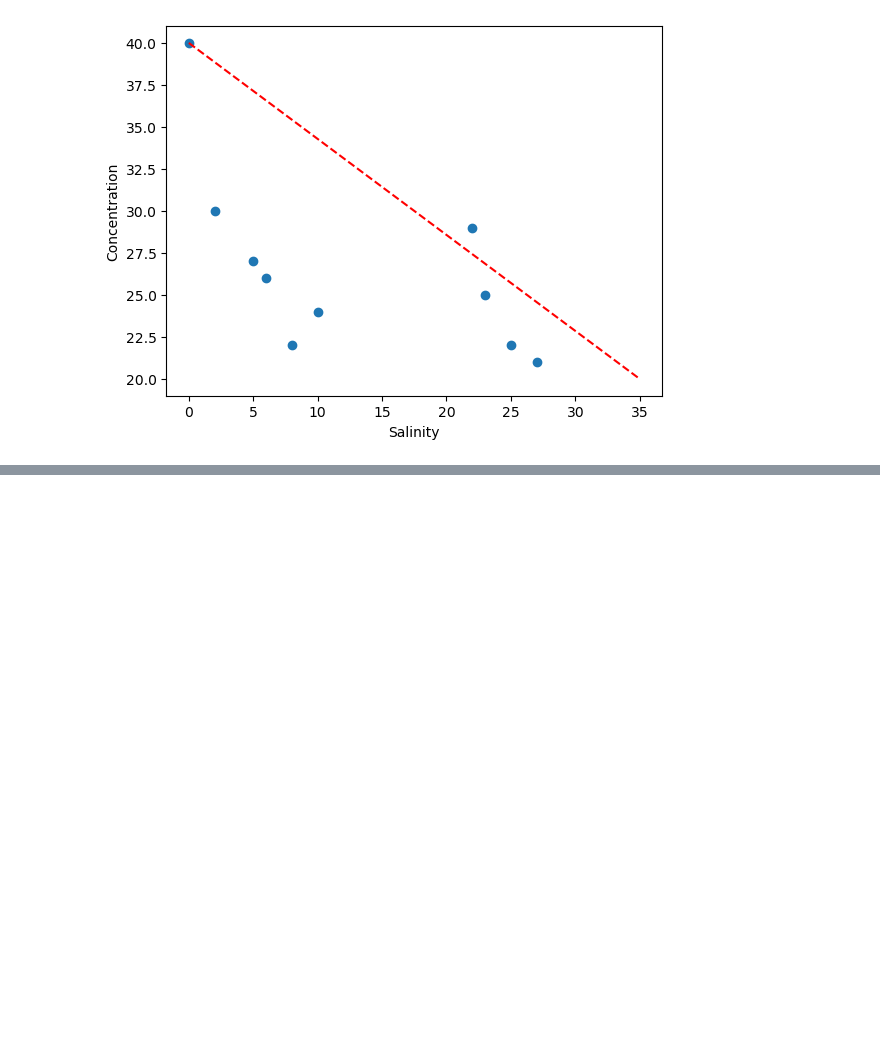
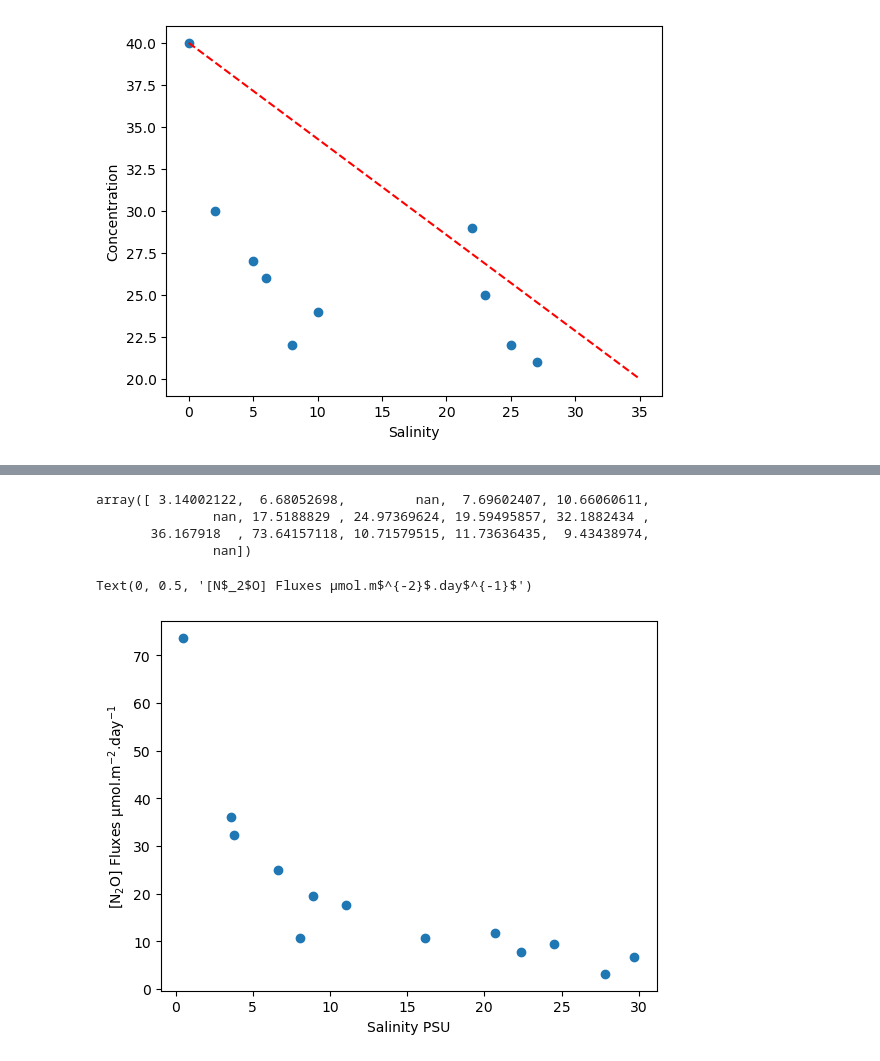
Before and after one commit to jgovoort/PlanktonOfSchelde, a Jupyter notebook: notebooks/SSM.ipynb, the cells around one changed output, grey strips where cells are left out. Cells and saved outputs as stored; diff of their text form; code cells hidden in the pictures; blank space fills up the shorter version.

```diff
--- a/notebooks/SSM.ipynb
+++ b/notebooks/SSM.ipynb
@@ -19,0 +191,15 @@ plt.show()
+# %%
+Flux = []
+for i in range(len(Tmeas)) :
+
+    N2O = Nmeas[i]
+    temp = Tmeas[i]
+    Sali = Smeas[i]
+
+    if N2O != -999 :
+        N2O = Nmeas[i]*10**-9
+        f = Wanninkhof(N2O,temp,Sali)
+        f = f*24*3600*10**6 #convert in µmol.m**-2.day**-1
+        Flux.append(f)
+    else :
+        Flux.append(-999)
@@ -19,0 +224,17 @@ plt.show()
+# %%
+Flux = np.array(Flux)
+Flux = np.where(Flux==-999, np.nan, Flux)
+# %%
+Flux
+# %% [output]
+array([ 3.14002122,  6.68052698,         nan,  7.69602407, 10.66060611,
+               nan, 17.5188829 , 24.97369624, 19.59495857, 32.1882434 ,
+       36.167918  , 73.64157118, 10.71579515, 11.73636435,  9.43438974,
+               nan])
+# %%
+plt.scatter(Smeas, Flux)
+plt.xlabel('Salinity PSU')
+plt.ylabel('[N$_2$O] Fluxes µmol.m$^{-2}$.day$^{-1}$')
+# %% [output]
+Text(0, 0.5, '[N$_2$O] Fluxes µmol.m$^{-2}$.day$^{-1}$')
+[figure, added]
```
Also changed, not shown: parts of 19 cells of this notebook, 4 other files.
